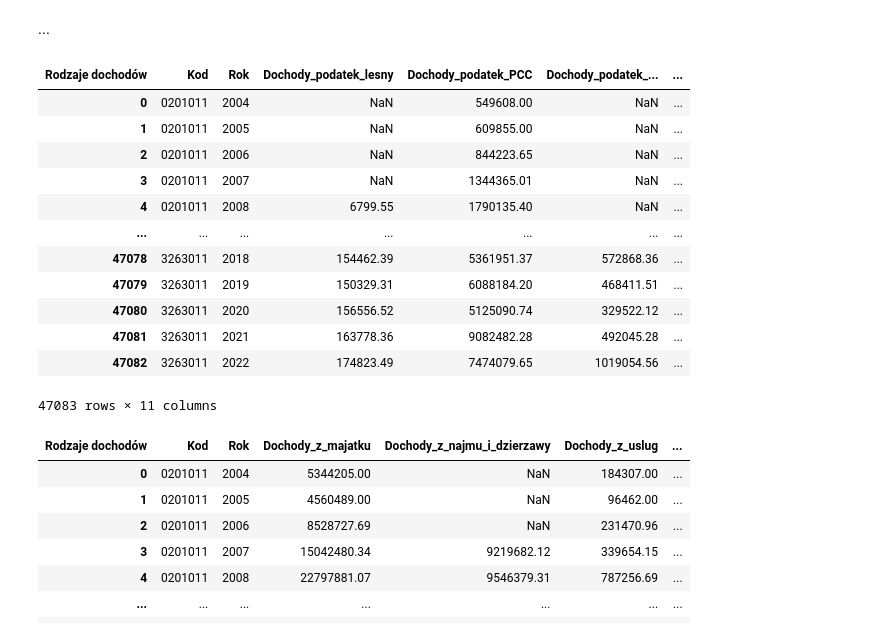
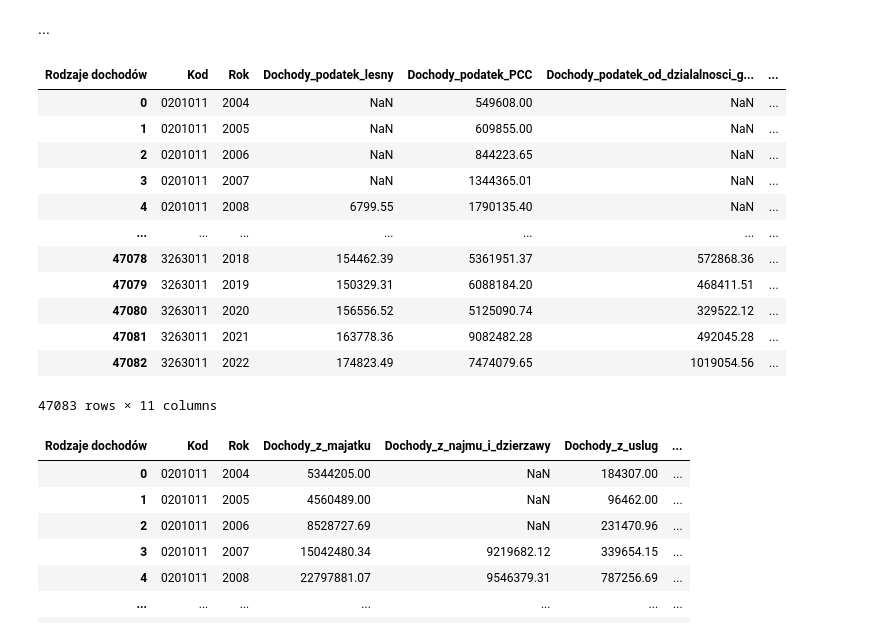
Before and after one commit to kuhyx/WUT_Computer_Science, a Jupyter notebook: main.ipynb, the cells around one changed output. Saved outputs shown, nothing was run; the diff lists cells and outputs as text; code cells hidden in the pictures.

```diff
--- a/main.ipynb
+++ b/main.ipynb
@@ -57,26 +57,26 @@ df_wyna = df_wyna.rename(columns={
 # %%
 df_fina_1 = pd.read_csv(
     'FINA_2622_CREL_1.csv',
     sep=';',
     converters={'Kod': str},
     decimal=',')
 df_fina_1 = df_fina_1[['Kod', 'Rodzaje dochodów', 'Rok', 'Wartosc']]
 df_fina_1 = df_fina_1.dropna()
 df_fina_1 = df_fina_1.pivot_table(index=['Kod', 'Rok'], columns='Rodzaje dochodów', values='Wartosc').reset_index()
 df_fina_1 = df_fina_1.rename(columns={
     'dochody podatkowe - podatek leśny': 'Dochody_podatek_lesny',
     'dochody podatkowe - podatek od czynności cywilnoprawnych': 'Dochody_podatek_PCC',
-    'dochody podatkowe - podatek od działalności gospodarczej osób fizycznych, opłacany w formie karty podatkowej': 'Dochody_podatek_...',
+    'dochody podatkowe - podatek od działalności gospodarczej osób fizycznych, opłacany w formie karty podatkowej': 'Dochody_podatek_od_dzialalnosci_gospodarczej',
     'dochody podatkowe - podatek od nieruchomości': 'Dochody_podatek_od_nieruchomosci',
     'dochody podatkowe - podatek od spadków i darowizn': 'Dochody_podatek_od_spadkow',
     'dochody podatkowe - podatek od środków transportowych': 'Dochody_podatek_od_srodkow_transportowych',
     'dochody podatkowe - podatek rolny': 'Dochody_podatek_rolny',
     'dochody podatkowe - ustalone i pobierane na podstawie odrębnych ustaw': 'Dochody_podatek_odrebne_ustawy',
     'razem': 'Dochody_razem'})
 
 df_fina_1
 # %% [output]
-| Rodzaje dochodów | Kod | Rok | Dochody_podatek_lesny | Dochody_podatek_PCC | Dochody_podatek_... | ... |
+| Rodzaje dochodów | Kod | Rok | Dochody_podatek_lesny | Dochody_podatek_PCC | Dochody_podatek_od_dzialalnosci_g... | ... |
 | 0 | 0201011 | 2004 | NaN | 549608.00 | NaN | ... |
 | 1 | 0201011 | 2005 | NaN | 609855.00 | NaN | ... |
 | 2 | 0201011 | 2006 | NaN | 844223.65 | NaN | ... |
```
Also changed, not shown: parts of 10 cells of this notebook.
